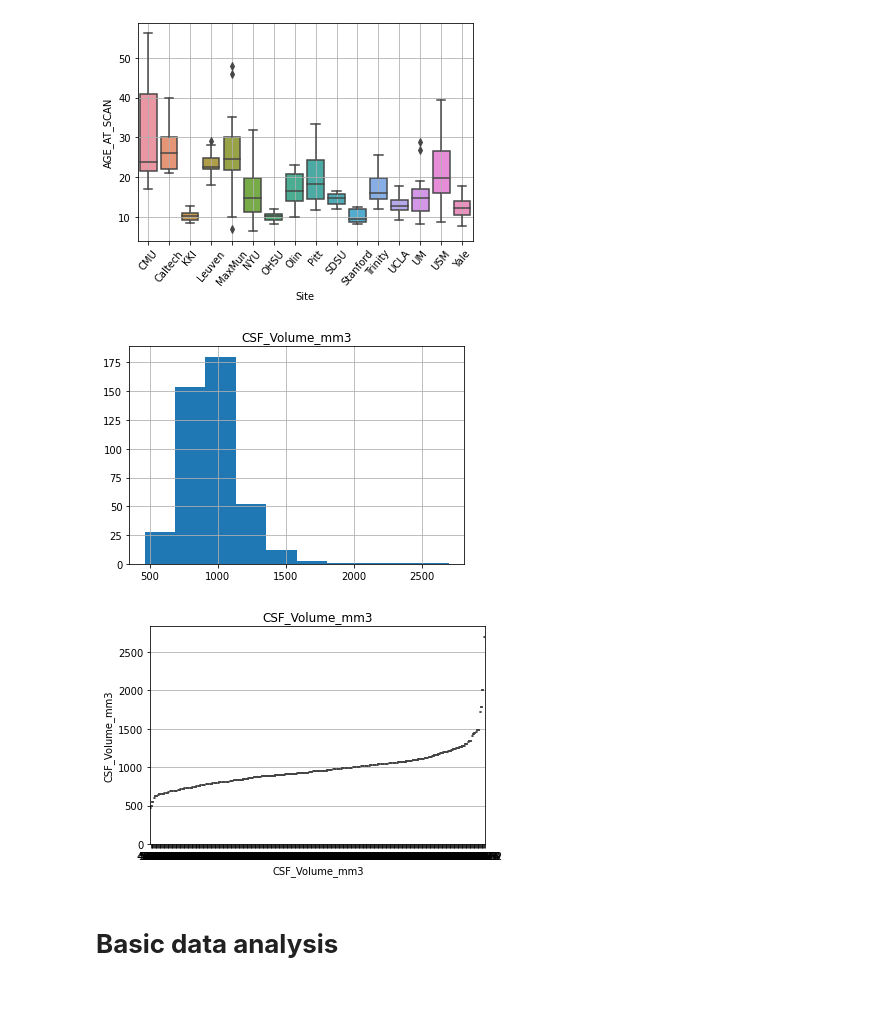
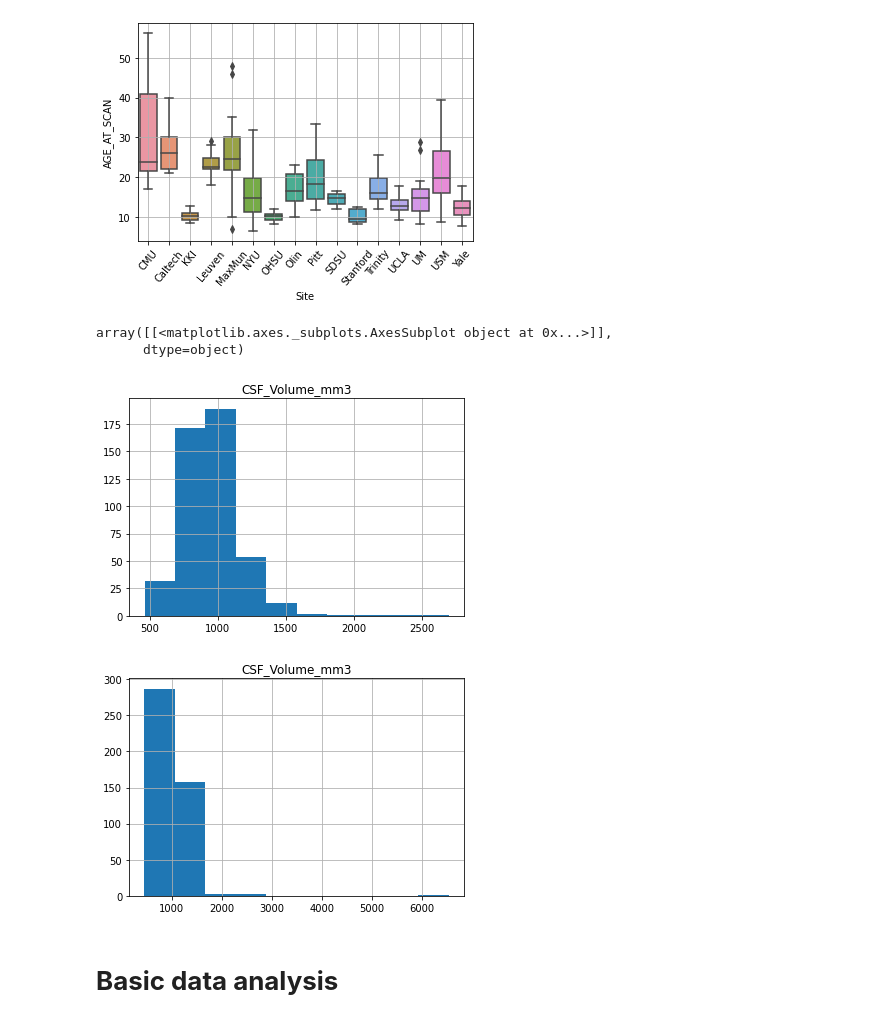
Before and after one commit to AngelaCorvino/BrainAge, a Jupyter notebook: features.ipynb, the cells around one changed output. Cells and saved outputs as stored; diff of their text form; code cells hidden in the pictures; blank space fills up the shorter version.

```diff
--- a/features.ipynb
+++ b/features.ipynb
@@ -83,12 +93,11 @@ sns_boxplot.grid()
 # %%
 df_TD[df_TD.CSF_Volume_mm3>0].hist('CSF_Volume_mm3')
 df_ASD[df_ASD.CSF_Volume_mm3>0].hist('CSF_Volume_mm3')
-sns_boxplot = sns.boxplot(x='CSF_Volume_mm3', y='CSF_Volume_mm3', data=df_TD)
-#sns_boxplot.set_xticklabels(labels=boxplot.get_xticklabels(), rotation=50);
-#sns_boxplot.grid()
 # %% [output]
+array([[<matplotlib.axes._subplots.AxesSubplot object at 0x...>]],
+      dtype=object)
-[figure, old version]
+[figure, new version]
-[figure, old version]
+[figure, new version]
 # %% [markdown]
 # **Basic data analysis**
 # %% [markdown]
```
Also changed, not shown: parts of 4 cells of this notebook.
